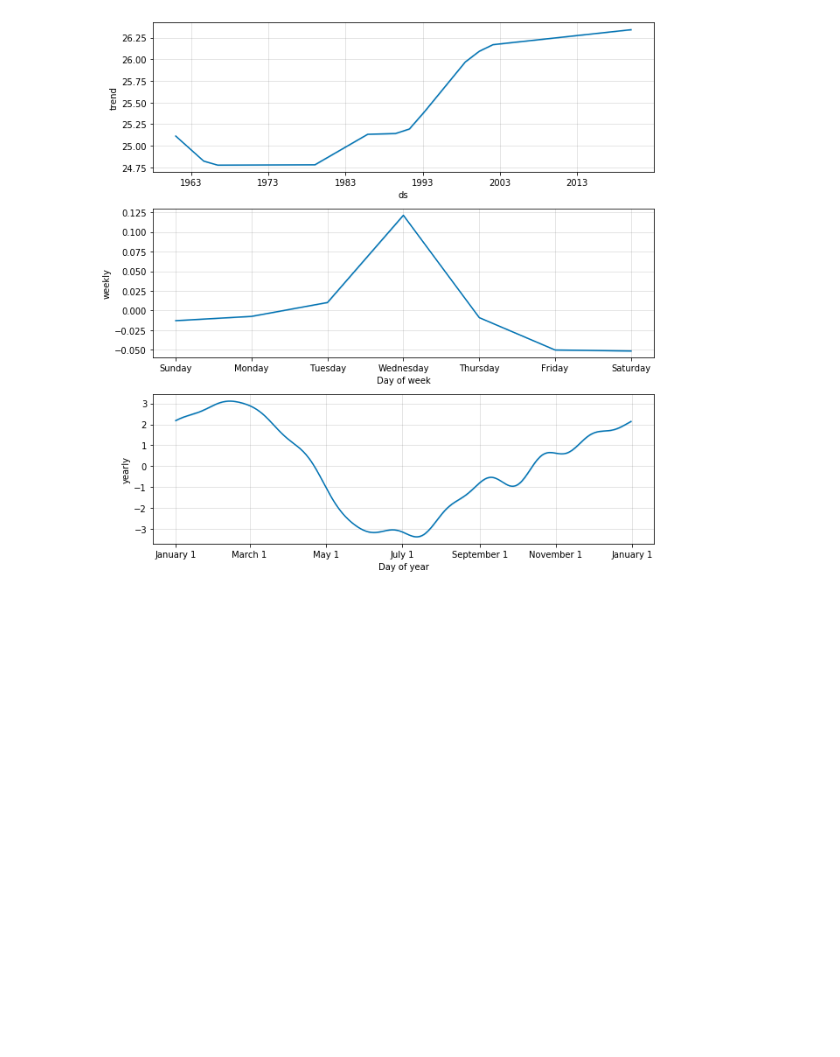
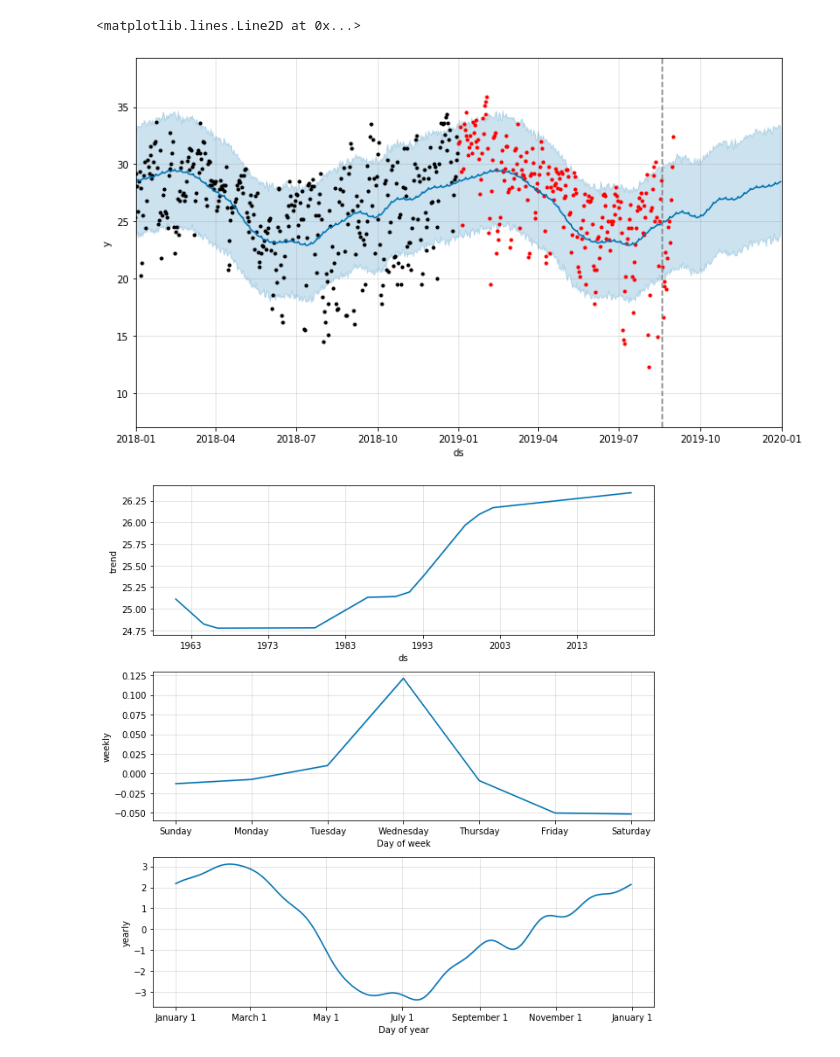
Before and after one commit to andrefellipe/ccd, a Jupyter notebook: forecast.ipynb, the cells around one changed output. Drawn from its saved outputs; the diff is of its cells as text; code cells hidden in the pictures; blank space fills up the shorter version.

```diff
--- a/forecast.ipynb
+++ b/forecast.ipynb
@@ -35 +56,12 @@ fig1 = m.plot(forecast)
+# %%
+# Plot: 01/01/2018 a 01/01/2020
+fig2 = m.plot(forecast)
+ax = fig2.get_axes()
+ax[0].set_xlim([datetime(2018,1,1).toordinal(), datetime(2020,1,1).toordinal()])
+plt.scatter(tmax_2019_migrante_df['date'], tmax_2019_migrante_df['tmax'], color='red', marker='.')
+idx = tmax_2019_migrante_df['date'][tmax_2019_migrante_df['date'] == date(2019, 8, 19)].index.values.astype(int)[0]
+plt.axvline(tmax_2019_migrante_df['date'][idx], color='grey', linestyle='--')
+# %% [output]
+<matplotlib.lines.Line2D at 0x...>
+[figure, added]
 # %%
```
Also changed, not shown: parts of 7 cells of this notebook.
